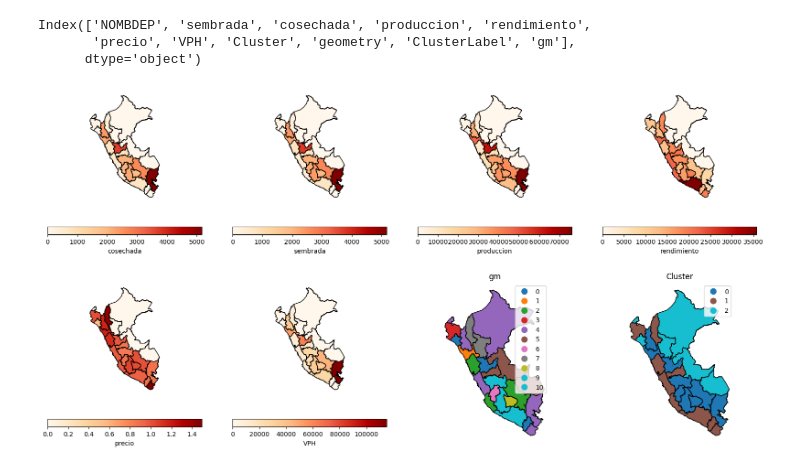
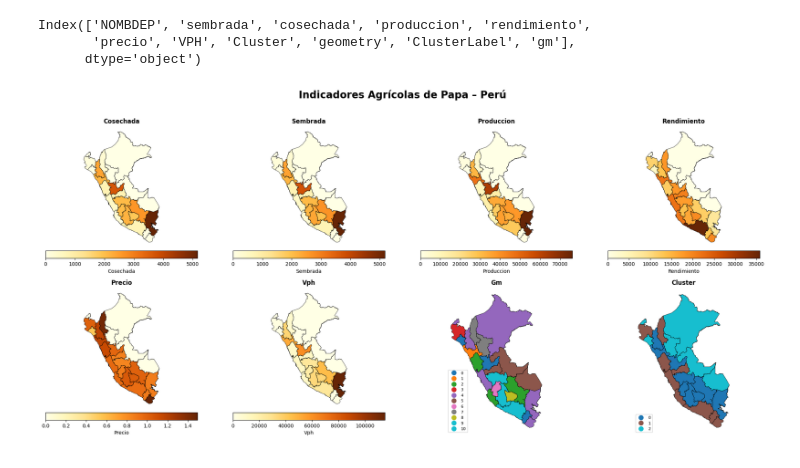
Before and after one commit to angelTCC/Produccion-Agricola-Nacional, a Jupyter notebook: mlModels/RegionalCluster/EDA.ipynb, the cells around one changed output. Drawn from its saved outputs; the diff is of its cells as text; code cells hidden in the pictures.

```diff
--- a/mlModels/RegionalCluster/EDA.ipynb
+++ b/mlModels/RegionalCluster/EDA.ipynb
@@ -516,27 +516,48 @@ Index(['NOMBDEP', 'sembrada', 'cosechada', 'produccion', 'rendimiento',
        'precio', 'VPH', 'Cluster', 'geometry', 'ClusterLabel', 'gm'],
       dtype='object')
 # %%
-fig, axes = plt.subplots(ncols=4, nrows=2, figsize=(20,10))
+fig, axes = plt.subplots(ncols=4, nrows=2, figsize=(22, 10))
+fig.suptitle("Indicadores Agrícolas de Papa – Perú", fontsize=20, fontweight="bold")
 
-for cat, ax in zip(['cosechada', 'sembrada', 'produccion', 'rendimiento', 'precio', 'VPH','gm', 'Cluster'], axes.ravel()):
+categorias = ['cosechada', 'sembrada', 'produccion', 'rendimiento',
+              'precio', 'VPH', 'gm', 'Cluster']
+
+for cat, ax in zip(categorias, axes.ravel()):
     ax.set_axis_off()
-    if cat == "gm" or cat=="Cluster":
-        ax.set_title(cat)
-        df.plot(column=cat,
-                legend=True,
-                ax=ax,
-                categorical=True,
-                linewidth=1,
-                edgecolor="black"
-                )
+
+    # Título del subplot con mayúscula inicial
+    ax.set_title(cat.capitalize(), fontsize=12, fontweight="bold")
+
+    if cat in ["gm", "Cluster"]:
+        df.plot(
+            column=cat,
+            categorical=True,
+            legend=True,
+            ax=ax,
+            linewidth=0.5,
+            edgecolor="black",
+            legend_kwds={
+                "loc": "lower left",
+                "fontsize": 8
+            }
+        )
     else:
-        df.plot(column=cat,
-                ax=ax,
-                linewidth=1,
-                edgecolor="black",
-                legend=True,
-                cmap='OrRd',
-                categorical=False,
-                legend_kwds={"label": cat, "orientation": "horizontal"})
+        df.plot(
+            column=cat,
+            cmap="YlOrBr",
+            legend=True,
+            ax=ax,
+            linewidth=0.5,
+            edgecolor="black",
+            legend_kwds={
+                "label": cat.capitalize(),
+                "orientation": "horizontal",
+                "shrink": 0.7,
+                "pad": 0.02
+            }
+        )
+
+plt.tight_layout(rect=[0, 0, 1, 0.96])
+plt.show()
 # %% [output]
-[figure, old version]
+[figure, new version]
```
Also changed, not shown: 3 other files.
